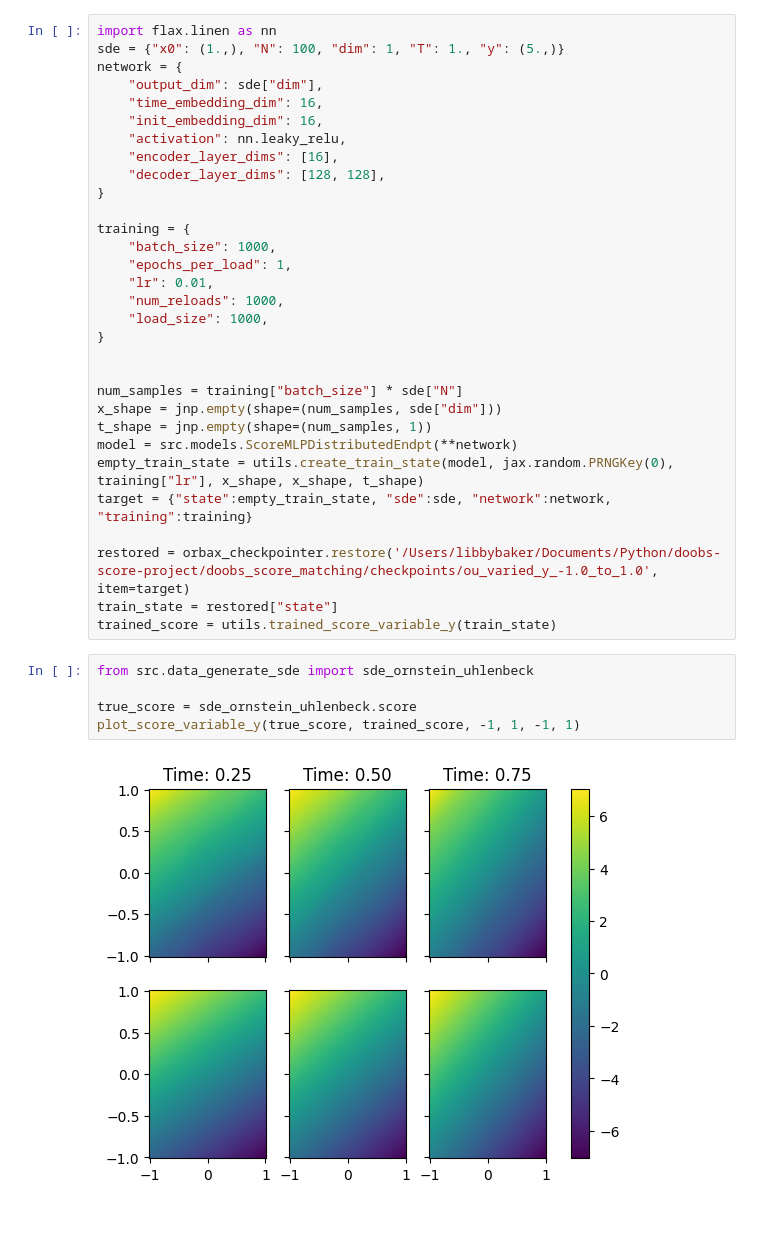
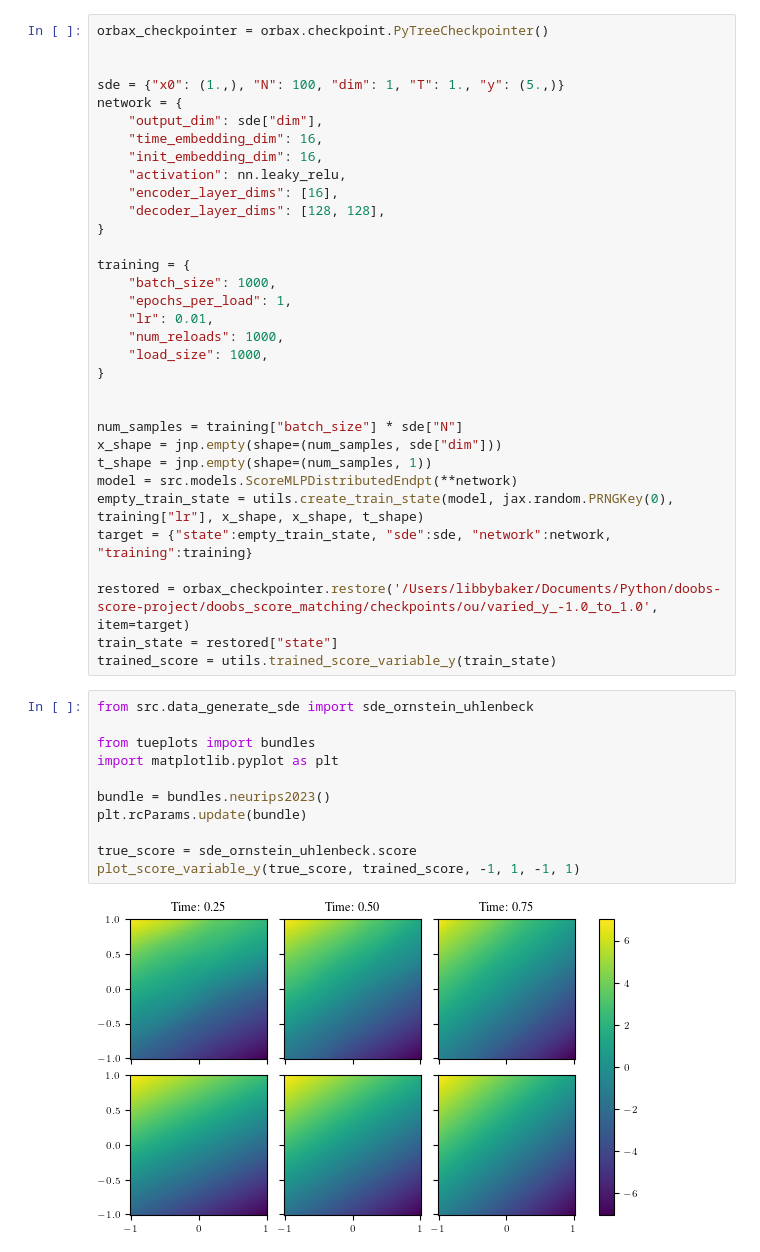
Before and after one commit to libbylbaker/forward_bridge, a Jupyter notebook: experiments/plots.ipynb, the cells around one changed output. Cells and saved outputs as stored; diff of their text form; blank space fills up the shorter version.

```diff
--- a/experiments/plots.ipynb
+++ b/experiments/plots.ipynb
@@ -57,5 +10,7 @@ orbax_checkpointer = orbax.checkpoint.PyTreeCheckpointer()
 # %%
-import flax.linen as nn
+orbax_checkpointer = orbax.checkpoint.PyTreeCheckpointer()
+
+
 sde = {"x0": (1.,), "N": 100, "dim": 1, "T": 1., "y": (5.,)}
 network = {
     "output_dim": sde["dim"],
@@ -82,13 +37,19 @@ model = src.models.ScoreMLPDistributedEndpt(**network)
 empty_train_state = utils.create_train_state(model, jax.random.PRNGKey(0), training["lr"], x_shape, x_shape, t_shape)
 target = {"state":empty_train_state, "sde":sde, "network":network, "training":training}
 
-restored = orbax_checkpointer.restore('/Users/libbybaker/Documents/Python/doobs-score-project/doobs_score_matching/checkpoints/ou_varied_y_-1.0_to_1.0', item=target)
+restored = orbax_checkpointer.restore('/Users/libbybaker/Documents/Python/doobs-score-project/doobs_score_matching/checkpoints/ou/varied_y_-1.0_to_1.0', item=target)
 train_state = restored["state"]
 trained_score = utils.trained_score_variable_y(train_state)
 # %%
 from src.data_generate_sde import sde_ornstein_uhlenbeck
 
+from tueplots import bundles
+import matplotlib.pyplot as plt
+
+bundle = bundles.neurips2023()
+plt.rcParams.update(bundle)
+
 true_score = sde_ornstein_uhlenbeck.score
 plot_score_variable_y(true_score, trained_score, -1, 1, -1, 1)
 # %% [output]
-[figure, old version]
+[figure, new version]
```
Also changed, not shown: parts of 4 cells of this notebook, 2 other files.
